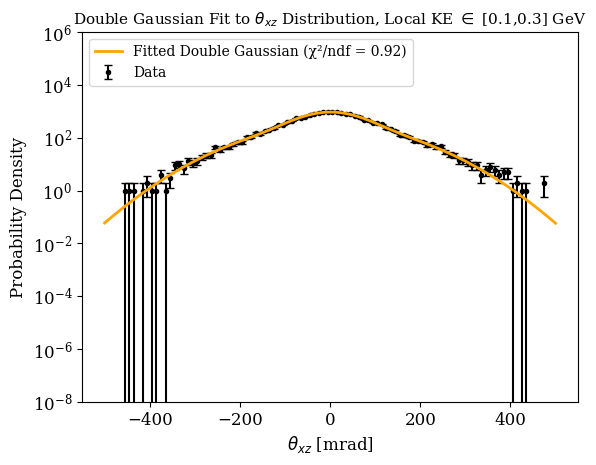
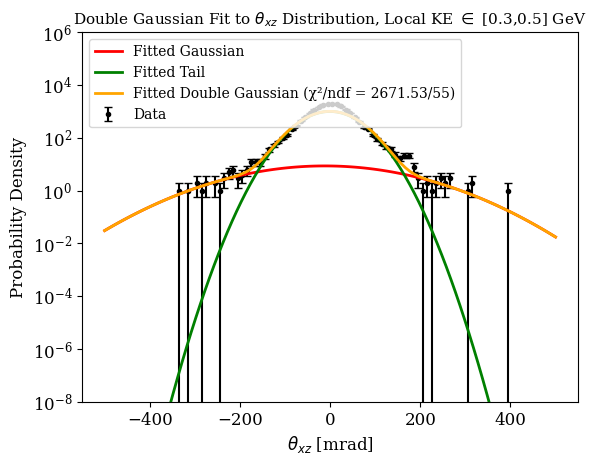
The change to this notebook cell's code, shown as a diff; its figure went from the first image to the second:
--- before
+++ after
@@ -18,6 +18,6 @@
     func1 = TF1('func1', ROOT.double_gaus_norm, -500, 500, 6) #Create double gaussian function with 6 parameters, *Make a limit on params
     #func1.SetParameters(410., 0.452, 70., 0.4972, 300.5) #[0.1,0.3 init]
-    func1.SetParameters(420.,0.98,0.,70.,0,300.5)
-    #func1.SetParameters(420., 0.5, 500., 2., 40.1, 1000.5)  
+    func1.SetParameters(420.,0.98,0.,90.,0.,600.5)
+    #func1.SetParameters(420., 0.98, 0., 70., 0., 400.5)  
     # fit range for scaling factor
     func1.SetParLimits(0, 0., 1000.)
@@ -55,5 +55,5 @@
     bin_heights, bin_borders = np.histogram(seriesNew, bins=nbins, range=(-500, 500)) #Normalizing histogram to 1
     bin_centers = (bin_borders[:-1] + bin_borders[1:]) / 2
-    plt.errorbar(bin_centers, bin_heights, yerr=np.sqrt(bin_heights), fmt='o', color='black', label='Data',markersize=3, capsize=3, linewidth=1.5, zorder=1)
+    plt.errorbar(bin_centers, bin_heights, yerr=np.sqrt(bin_heights), fmt='o', color='black', gapcolor='purple', label='Data',markersize=3, capsize=3, linewidth=1.5, zorder=1)
 
     plt.yscale('log')
@@ -66,5 +66,5 @@
     if core: plt.plot(x, pdf, color='red', linewidth=2, label='Fitted Gaussian',zorder=2)
     if tail: plt.plot(x, pdf_tail, color='green', linewidth=2, label='Fitted Tail',zorder=3)
-    plt.plot(x, double_pdf, color='orange', linewidth=2, label=f'Fitted Double Gaussian (χ²/ndf = {chi2_ndf:.2f})', zorder=4)
+    plt.plot(x, double_pdf, color='orange', linewidth=2, label=f'Fitted Double Gaussian (χ²/ndf = {round(chi2,2)}/{ndf})', zorder=4)
 
     #change y axis 1000 more to fit legends
@@ -83,4 +83,4 @@
     return fitResult
 
-dgaus_fitResult = double_gaus_fit_5param(muon_df, 'dtheta_xz', energyBounds=[0.1, 0.3], name=r"$\theta_{xz}$",nbins=100)
+dgaus_fitResult = double_gaus_fit_5param(muon_df, 'dtheta_xz', energyBounds=[0.3, 0.5], name=r"$\theta_{xz}$",nbins=100,core=True,tail=True)
 dgaus_fitResult    

Commit: Updated small bugs.